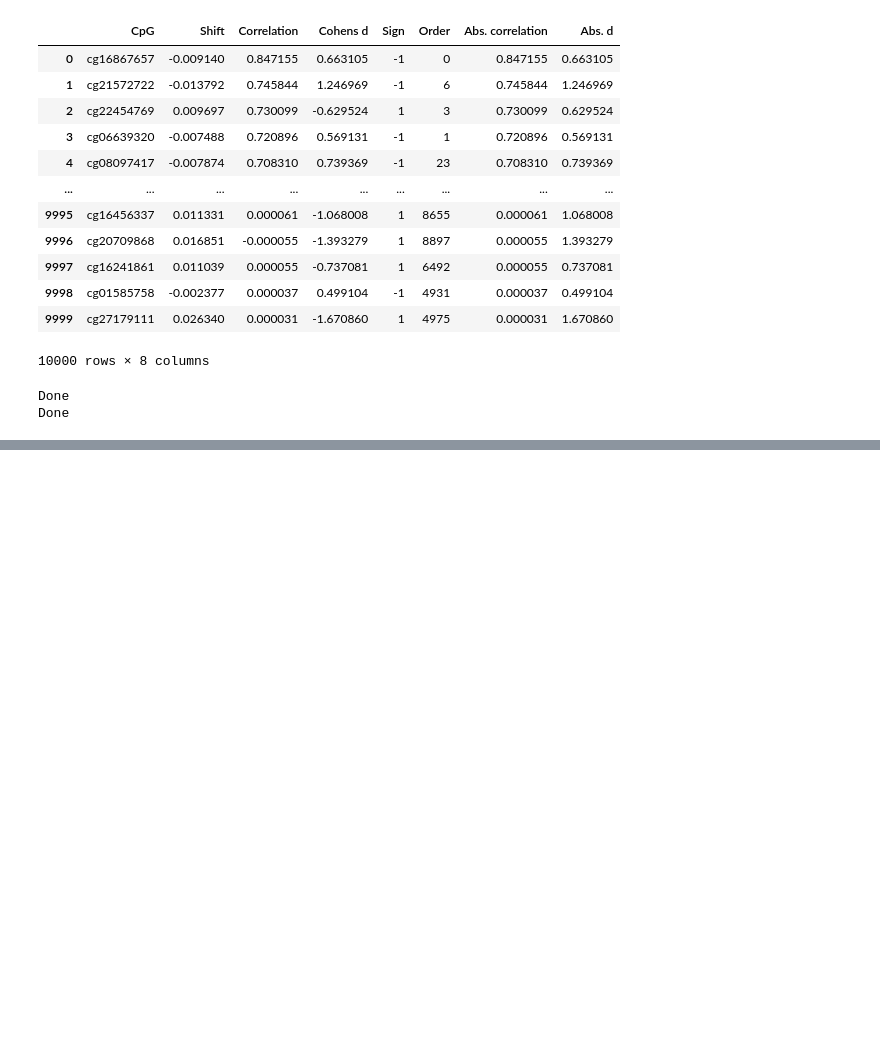
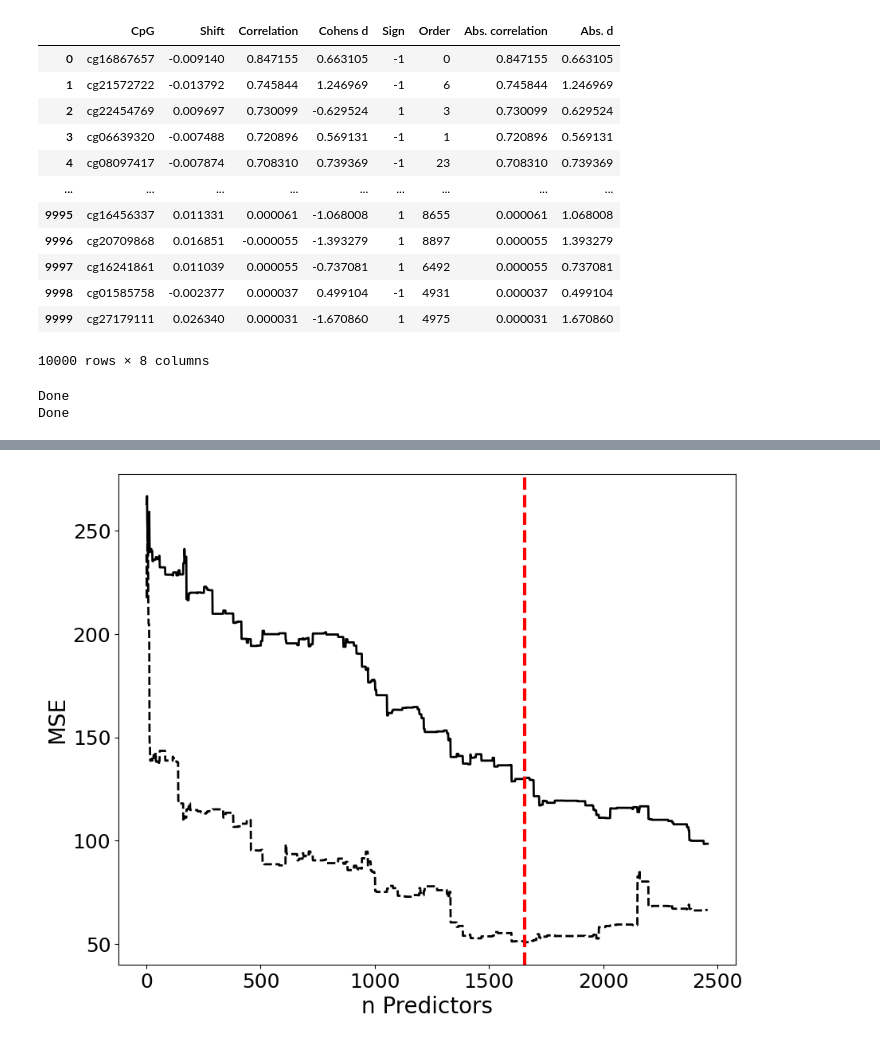
Before and after one commit to SkinnerCM/conboy-laboratory, a Jupyter notebook: dnam-clocks/mFSS-clock/notebooks/Generate figures/Generate Figure 4.ipynb, the cells around one changed output, grey strips where cells are left out. Saved outputs shown, nothing was run; the diff lists cells and outputs as text; code cells hidden in the pictures; blank space fills up the shorter version.

```diff
--- a/dnam-clocks/mFSS-clock/notebooks/Generate figures/Generate Figure 4.ipynb
+++ b/dnam-clocks/mFSS-clock/notebooks/Generate figures/Generate Figure 4.ipynb
@@ -124,0 +172,13 @@ best_iter
+# %%
+plt.figure(figsize=(10, 8))
+x_lim = len(model_cgs)
+plt.plot(np.linspace(1,x_lim,x_lim,dtype=int),val_mse, c='k',linewidth=2, label='Validation' )
+plt.plot(np.linspace(1,x_lim,x_lim,dtype=int),test_mse, c='k',linewidth=2, linestyle='dashed', label='Test')
+plt.axvline(x=best_iter, color='red', linestyle='--',linewidth=3)
+
+plt.xlabel('n Predictors', fontsize=20);
+plt.ylabel('MSE',fontsize=20);
+plt.xticks(fontsize=18);
+plt.yticks(fontsize=18);
+# %% [output]
+[figure, added]
```
Also changed, not shown: parts of 7 cells of this notebook.
